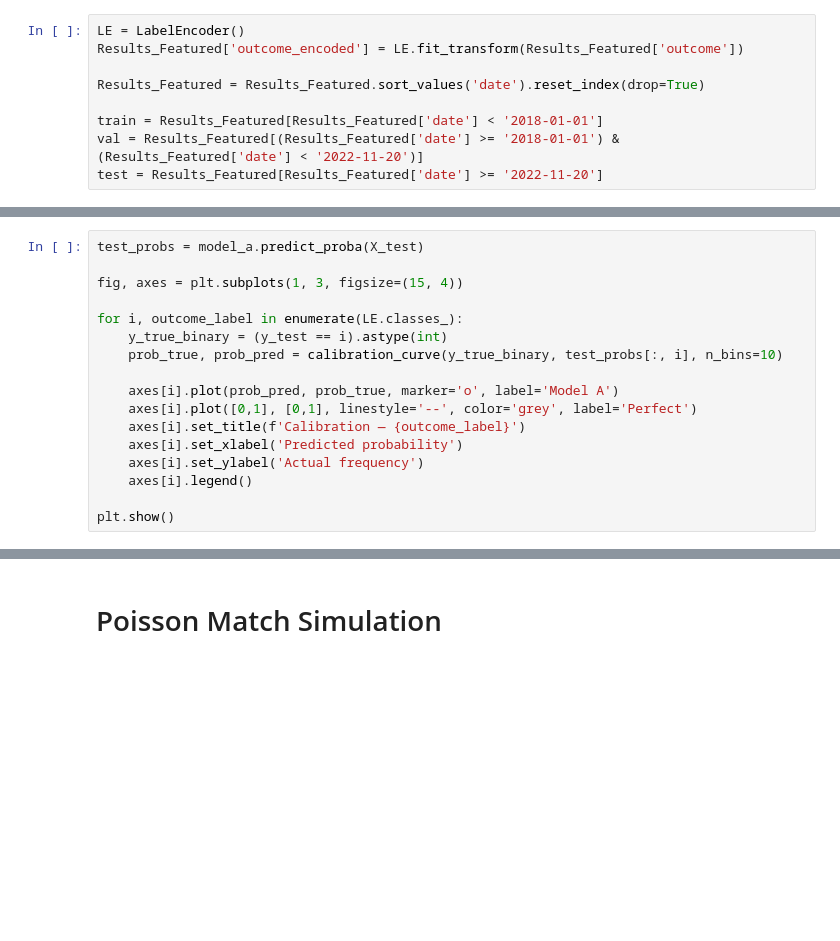
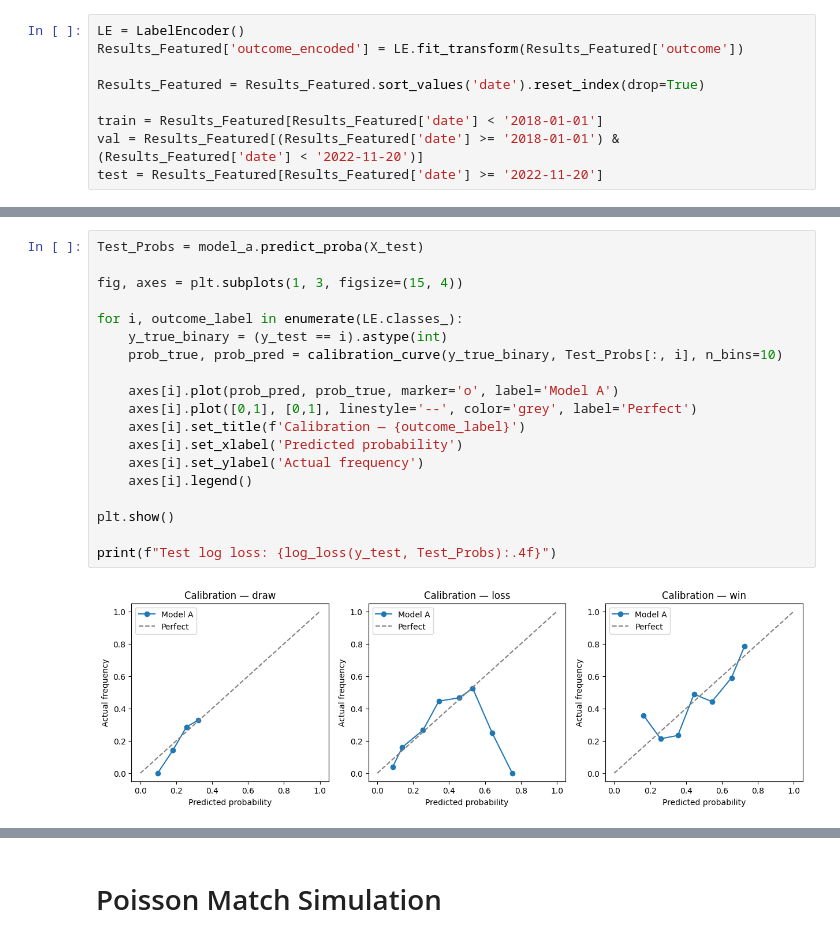
Before and after one commit to Ash7119/2026-FIFA-World-Cup-Winner, a Jupyter notebook: 2026WC.ipynb, the cells around one changed output, grey strips where cells are left out. Cells and saved outputs as stored; diff of their text form; blank space fills up the shorter version.

```diff
--- a/2026WC.ipynb
+++ b/2026WC.ipynb
@@ -514,19 +580,23 @@ Home goals MAE — test: 1.0099
 Away goals MAE — val:  0.8242
 Away goals MAE — test: 0.8614
 # %%
-test_probs = model_a.predict_proba(X_test)
+Test_Probs = model_a.predict_proba(X_test)
 
 fig, axes = plt.subplots(1, 3, figsize=(15, 4))
 
 for i, outcome_label in enumerate(LE.classes_):
     y_true_binary = (y_test == i).astype(int)
-    prob_true, prob_pred = calibration_curve(y_true_binary, test_probs[:, i], n_bins=10)
+    prob_true, prob_pred = calibration_curve(y_true_binary, Test_Probs[:, i], n_bins=10)
 
     axes[i].plot(prob_pred, prob_true, marker='o', label='Model A')
     axes[i].plot([0,1], [0,1], linestyle='--', color='grey', label='Perfect')
     axes[i].set_title(f'Calibration — {outcome_label}')
     axes[i].set_xlabel('Predicted probability')
     axes[i].set_ylabel('Actual frequency')
     axes[i].legend()
 
 plt.show()
+
+print(f"Test log loss: {log_loss(y_test, Test_Probs):.4f}")
+# %% [output]
+[figure, added]
```
Also changed, not shown: parts of 10 cells of this notebook.
